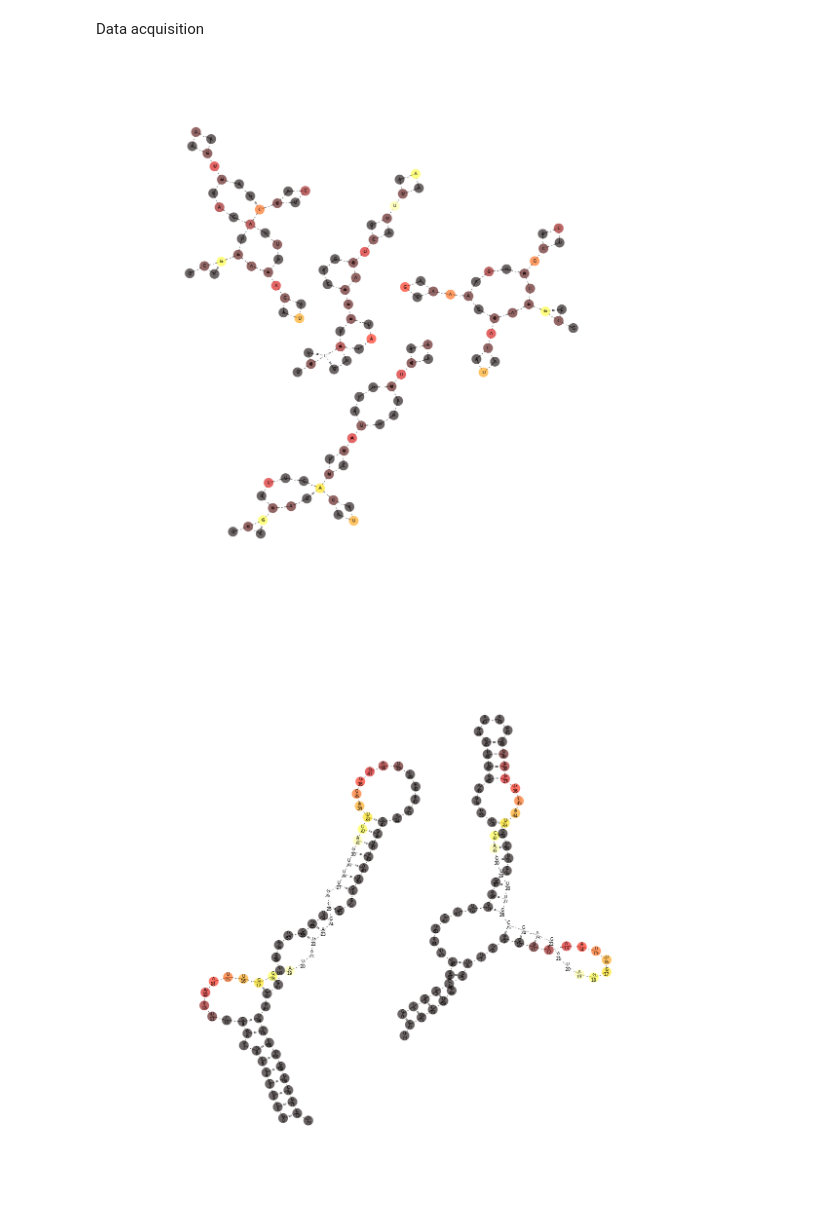
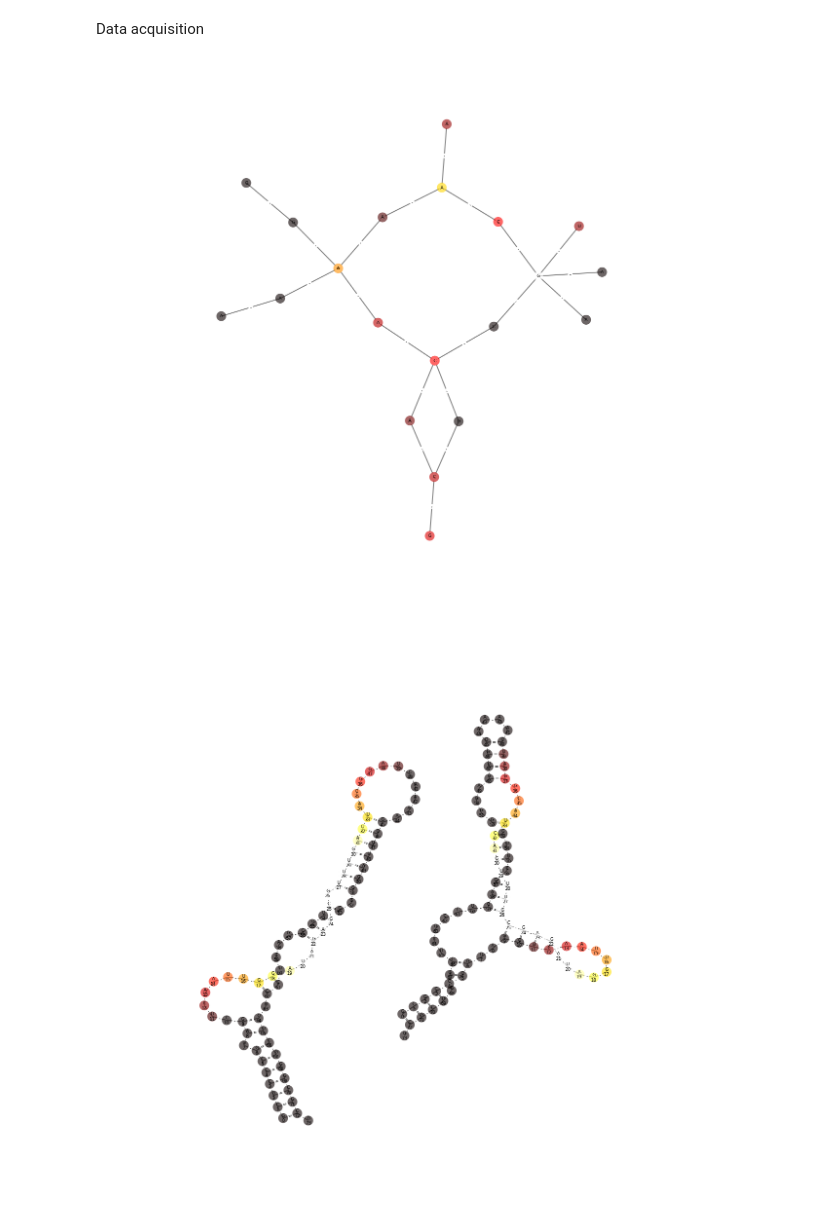
Before and after one commit to fabriziocosta/EDeN, a Jupyter notebook: examples/RNA.ipynb, the cells around one changed output. Saved outputs shown, nothing was run; the diff lists cells and outputs as text; code cells hidden in the pictures.

```diff
--- a/examples/RNA.ipynb
+++ b/examples/RNA.ipynb
@@ -24,39 +24,39 @@ high_weight_window_end =30
 low_weight_window_start = 10
 low_weight_window_end = 40
 # %%
-RNAshapes_options = {'shape_type' : 5, 'energy_range' : 25, 'max_num' : 4}
+RNAshapes_options = {'shape_type' : 5, 'energy_range' : 5, 'max_num' : 2}
 # %% [markdown]
 Data acquisition
 # %%
 #we use an iterator that converts from FASTA to the k-representative shapes graph
 from eden.converter.RNA import RNA_SHAPE
 graphs = RNA_SHAPE.RNA_SHAPE_to_eden(input = url_string, input_type = 'url' , **RNAshapes_options )
 
 from eden.modifier.graph import vertex_attributes as g_va
 #graphs = g_va.trapezoidal_reweighting(graphs,high_weight = high_weight, low_weight = low_weight, high_weight_window_start = high_weight_window_start, high_weight_window_end = high_weight_window_end, low_weight_window_start = low_weight_window_start, low_weight_window_end = low_weight_window_end)
 
 
 from eden.modifier.RNA import structure as RNA_s
-graphs = RNA_s.abstract_structure(graphs, level = 2)
+graphs = RNA_s.abstract_structure(graphs, level = 1)
 
 #from eden.modifier.RNA import vertex_attributes as RNA_va
 #graphs = g_va.colorize(graphs, labels = ["A","U","o","G","C"])
 
 #for sanity check we iterate on a handful (num) of seqeunces to display the resulting graph
 from eden.util import display
 import itertools as it
 
 
 id = 2
 start = id
 stop = id+1
 step = 1
 for graph in it.islice(graphs,start,stop,step):
     display.draw_graph(graph, size=20, node_border = False, node_size = 400,
                        vertex_label = 'label',
                        vertex_color = 'weight', colormap = 'hot', invert_colormap = False)
 # %% [output]
-[figure, old version]
+[figure, new version]
 # %%
 #we use an iterator that converts from FASTA to the k-representative shapes graph
 from eden.converter.RNA import RNA_SHAPE
```
Also changed, not shown: parts of 9 cells of this notebook, 4 other files.
